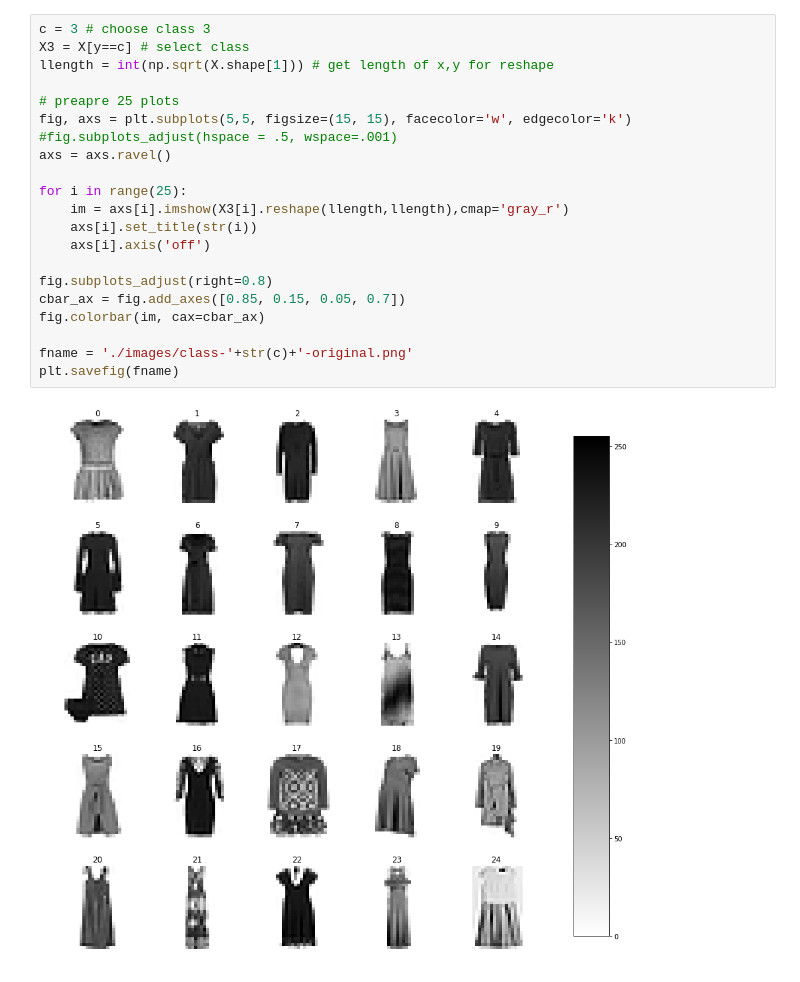
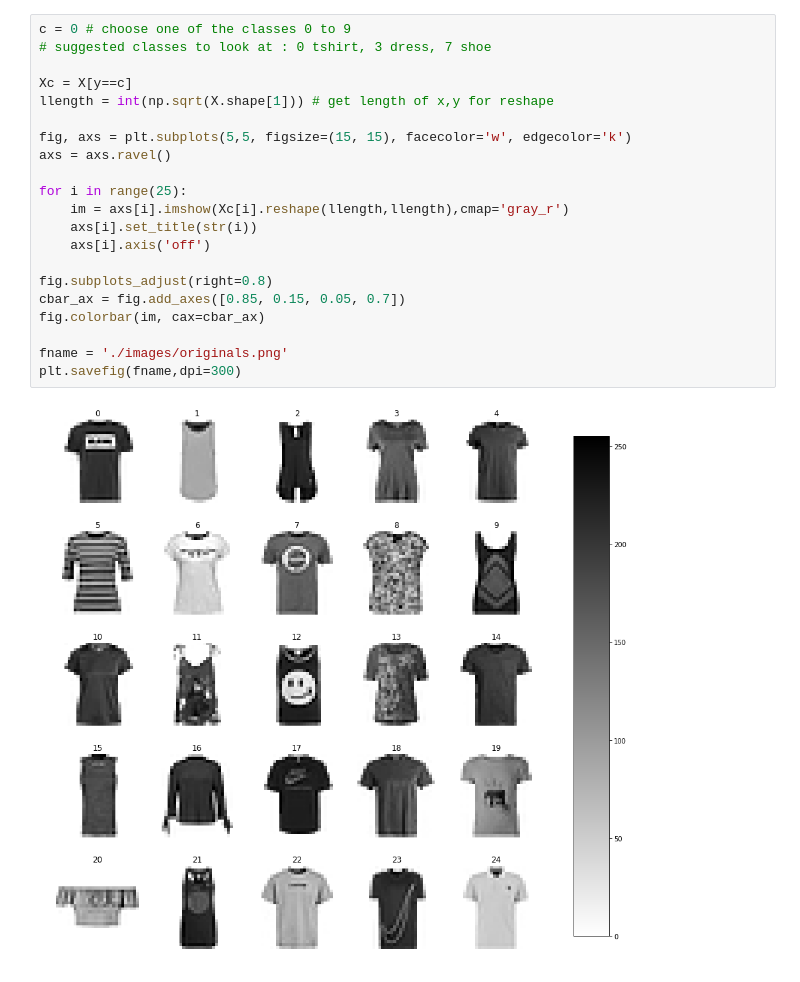
Before and after one commit to gabrieldernbach/pca_nmf_compare, a Jupyter notebook: eigen_fashion_mnist.ipynb, the cells around one changed output. Drawn from its saved outputs; the diff is of its cells as text.

```diff
--- a/eigen_fashion_mnist.ipynb
+++ b/eigen_fashion_mnist.ipynb
@@ -28,26 +28,26 @@ def load_mnist(path, kind='train'):
 
 X,y = load_mnist('./fashionmnist/')
 # %%
-c = 3 # choose class 3
-X3 = X[y==c] # select class
+c = 0 # choose one of the classes 0 to 9
+# suggested classes to look at : 0 tshirt, 3 dress, 7 shoe
+
+Xc = X[y==c]
 llength = int(np.sqrt(X.shape[1])) # get length of x,y for reshape
 
-# preapre 25 plots
 fig, axs = plt.subplots(5,5, figsize=(15, 15), facecolor='w', edgecolor='k')
-#fig.subplots_adjust(hspace = .5, wspace=.001)
 axs = axs.ravel()
 
 for i in range(25):
-    im = axs[i].imshow(X3[i].reshape(llength,llength),cmap='gray_r')
+    im = axs[i].imshow(Xc[i].reshape(llength,llength),cmap='gray_r')
     axs[i].set_title(str(i))
     axs[i].axis('off')
 
 fig.subplots_adjust(right=0.8)
 cbar_ax = fig.add_axes([0.85, 0.15, 0.05, 0.7])
 fig.colorbar(im, cax=cbar_ax)
 
-fname = './images/class-'+str(c)+'-original.png'
-plt.savefig(fname)
+fname = './images/originals.png'
+plt.savefig(fname,dpi=300)
 # %% [output]
-[figure, old version]
+[figure, new version]
 # %%
```
Also changed, not shown: parts of 6 cells of this notebook, 16 other files.
